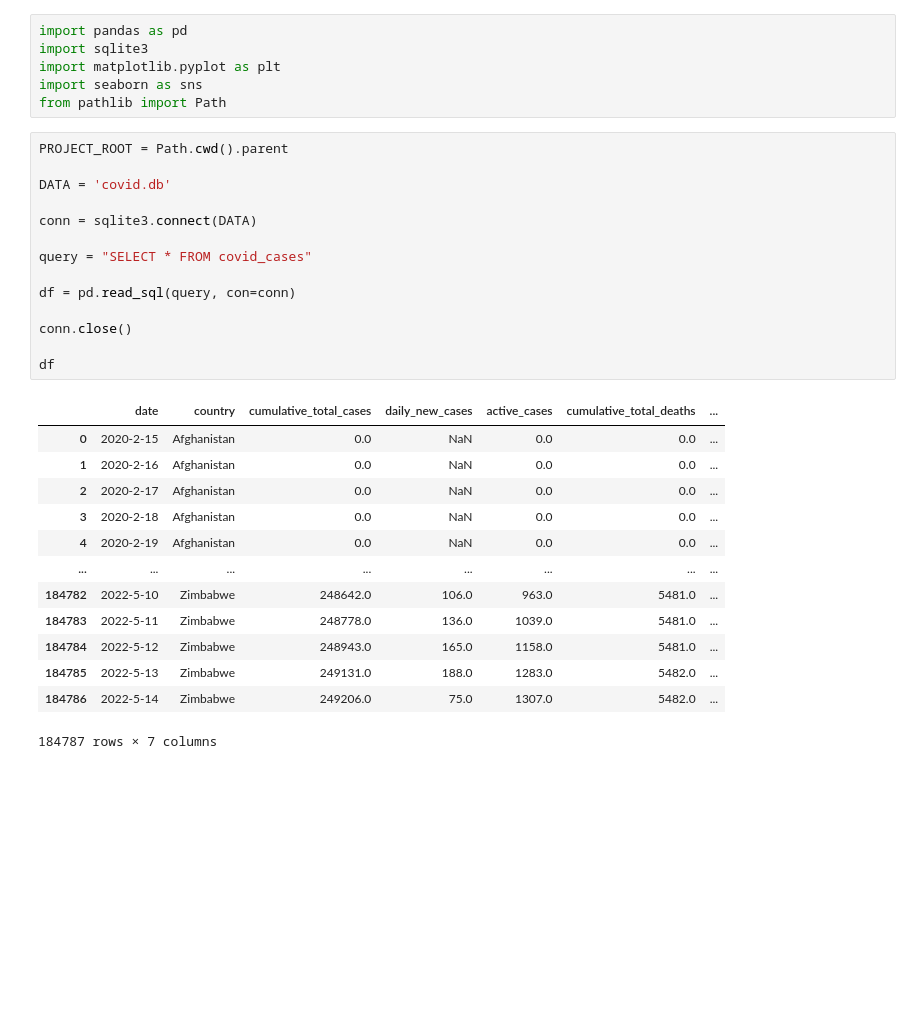
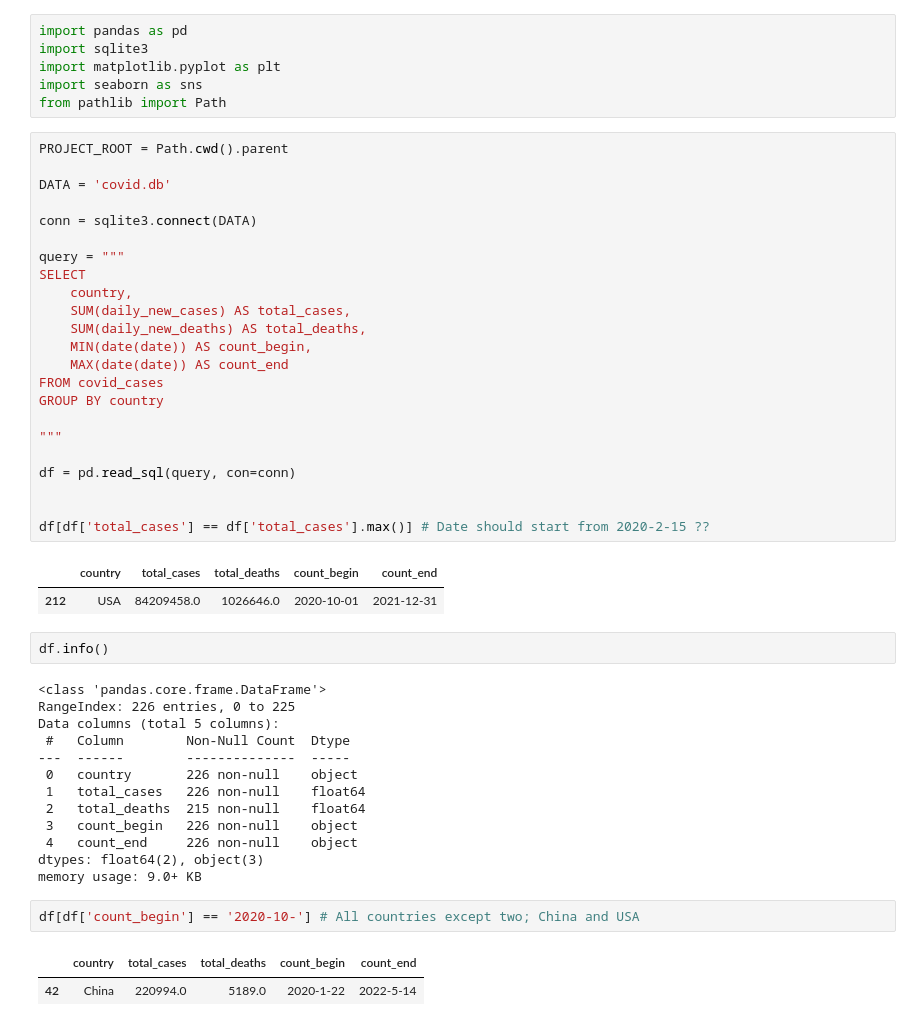
Before and after one commit to mr0ndre/COVID-19-Visualization-, a Jupyter notebook: notebooks/EDA.ipynb, the cells around one changed output. Saved outputs shown, nothing was run; the diff lists cells and outputs as text; blank space fills up the shorter version.

```diff
--- a/notebooks/EDA.ipynb
+++ b/notebooks/EDA.ipynb
@@ -7,28 +7,46 @@ from pathlib import Path
 # %%
 PROJECT_ROOT = Path.cwd().parent
 
 DATA = 'covid.db'
 
 conn = sqlite3.connect(DATA)
 
-query = "SELECT * FROM covid_cases"
+query = """
+SELECT
+    country,
+    SUM(daily_new_cases) AS total_cases,
+    SUM(daily_new_deaths) AS total_deaths,
+    MIN(date(date)) AS count_begin,
+    MAX(date(date)) AS count_end
+FROM covid_cases
+GROUP BY country
+
+"""
 
 df = pd.read_sql(query, con=conn)
 
-conn.close()
 
-df
+df[df['total_cases'] == df['total_cases'].max()] # Date should start from 2020-2-15 ??
 # %% [output]
-|  | date | country | cumulative_total_cases | daily_new_cases | active_cases | cumulative_total_deaths | ... |
-| 0 | 2020-2-15 | Afghanistan | 0.0 | NaN | 0.0 | 0.0 | ... |
-| 1 | 2020-2-16 | Afghanistan | 0.0 | NaN | 0.0 | 0.0 | ... |
-| 2 | 2020-2-17 | Afghanistan | 0.0 | NaN | 0.0 | 0.0 | ... |
-| 3 | 2020-2-18 | Afghanistan | 0.0 | NaN | 0.0 | 0.0 | ... |
-| 4 | 2020-2-19 | Afghanistan | 0.0 | NaN | 0.0 | 0.0 | ... |
-| ... | ... | ... | ... | ... | ... | ... | ... |
-| 184782 | 2022-5-10 | Zimbabwe | 248642.0 | 106.0 | 963.0 | 5481.0 | ... |
-| 184783 | 2022-5-11 | Zimbabwe | 248778.0 | 136.0 | 1039.0 | 5481.0 | ... |
-| 184784 | 2022-5-12 | Zimbabwe | 248943.0 | 165.0 | 1158.0 | 5481.0 | ... |
-| 184785 | 2022-5-13 | Zimbabwe | 249131.0 | 188.0 | 1283.0 | 5482.0 | ... |
-| 184786 | 2022-5-14 | Zimbabwe | 249206.0 | 75.0 | 1307.0 | 5482.0 | ... |
+|  | country | total_cases | total_deaths | count_begin | count_end |
+| 212 | USA | 84209458.0 | 1026646.0 | 2020-10-01 | 2021-12-31 |
-184787 rows × 7 columns
+# %%
+df.info()
+# %% [output]
+<class 'pandas.core.frame.DataFrame'>
+RangeIndex: 226 entries, 0 to 225
+Data columns (total 5 columns):
+ #   Column        Non-Null Count  Dtype
+---  ------        --------------  -----
+ 0   country       226 non-null    object
+ 1   total_cases   226 non-null    float64
+ 2   total_deaths  215 non-null    float64
+ 3   count_begin   226 non-null    object
+ 4   count_end     226 non-null    object
+dtypes: float64(2), object(3)
+memory usage: 9.0+ KB
+# %%
+df[df['count_begin'] == '2020-10-'] # All countries except two; China and USA
+# %% [output]
+|  | country | total_cases | total_deaths | count_begin | count_end |
+| 42 | China | 220994.0 | 5189.0 | 2020-1-22 | 2022-5-14 |
```
Also changed, not shown: parts of 2 cells of this notebook.
